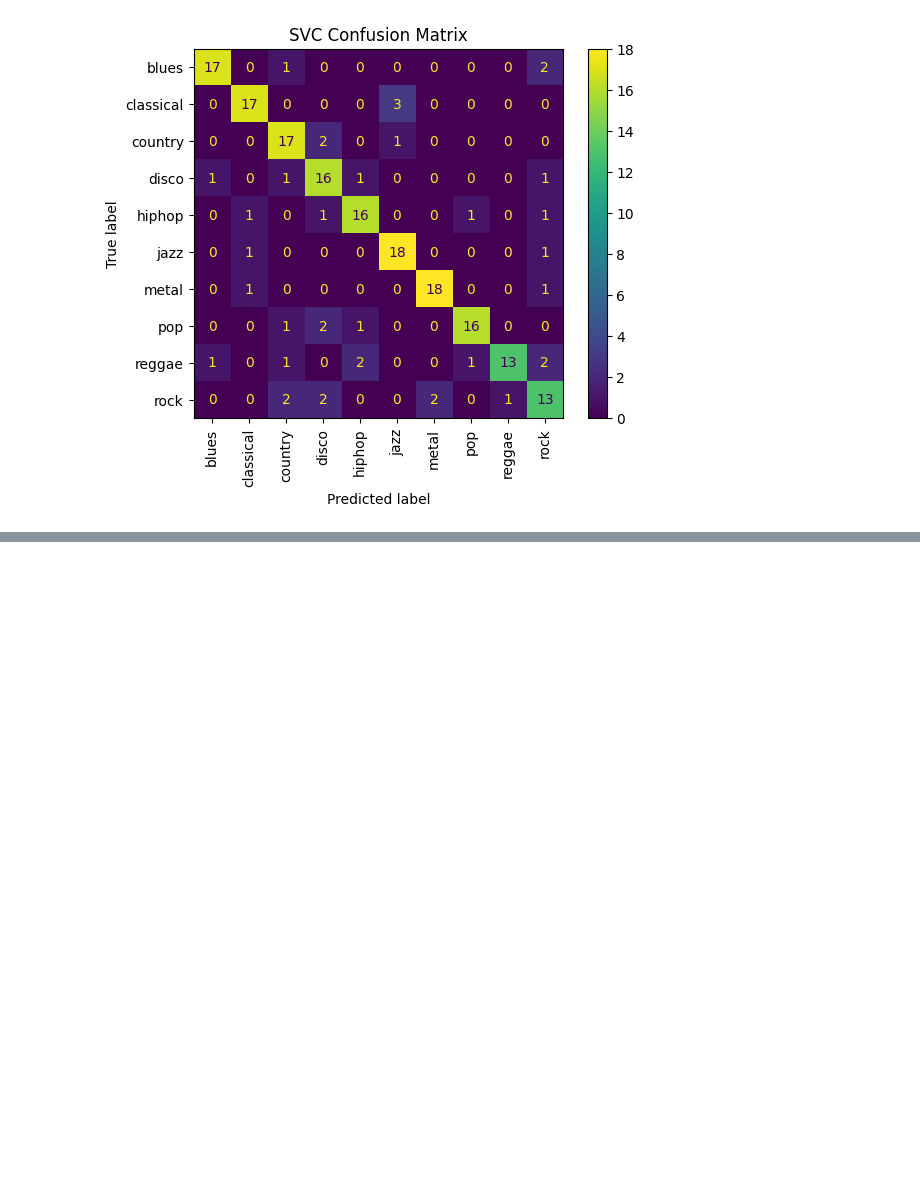
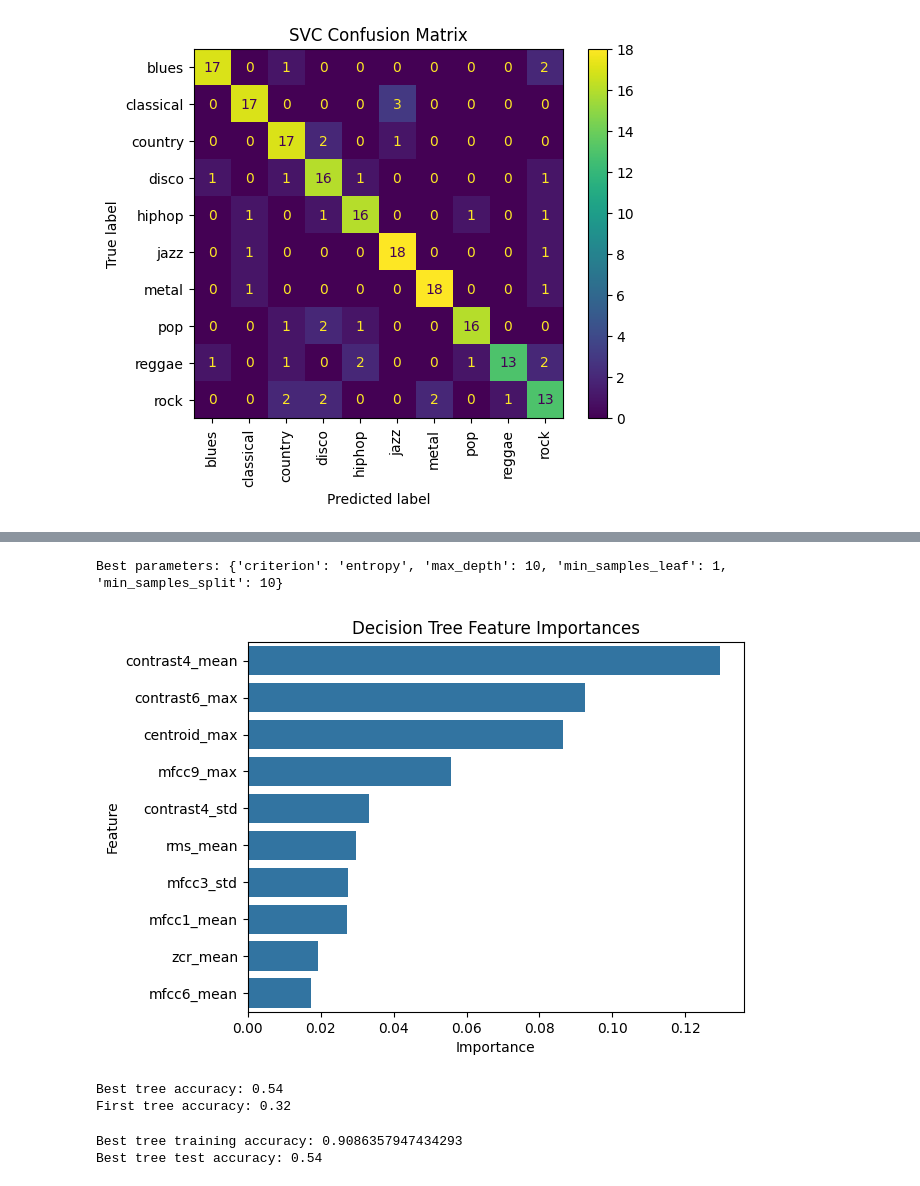
Before and after one commit to kelvin17-glitch/ML-Audio, a Jupyter notebook: eda.ipynb, the cells around one changed output, grey strips where cells are left out. Drawn from its saved outputs; the diff is of its cells as text; code cells hidden in the pictures; blank space fills up the shorter version.

Commit message:
Did a decision tree

```diff
--- a/eda.ipynb
+++ b/eda.ipynb
@@ -375,0 +401,29 @@ plt.show()
+# %%
+# Hyper-parameter Tuning
+param_grid = {
+    "criterion": ["gini", "entropy"],
+    "max_depth": [3, 5, 7, 10, 13],
+    "min_samples_split": [2, 5, 10],
+    "min_samples_leaf": [1, 2, 4]
+}
+
+# Set up grid search
+grid_search = GridSearchCV(estimator=clf, param_grid=param_grid, cv=5, n_jobs=-1, scoring="accuracy")
+grid_search.fit(X_train_scaled, y_train)
+
+# Best tree
+best_tree = grid_search.best_estimator_
+print(f"Best parameters: {grid_search.best_params_}")
+# %% [output]
+Best parameters: {'criterion': 'entropy', 'max_depth': 10, 'min_samples_leaf': 1, 'min_samples_split': 10}
+# %%
+# Plot Feature Importances
+importances = best_tree.feature_importances_
+
+# Plot 10 most important features
+df = pd.DataFrame({"Feature": X_train.columns, "Importance": importances})
+sns.barplot(x="Importance", y="Feature", data=df.sort_values(by="Importance", ascending=False).head(10))
+plt.title("Decision Tree Feature Importances")
+plt.show()
+# %% [output]
+[figure, added]
@@ -375,0 +433,7 @@ plt.show()
+# %%
+# Evaluation
+print(f"Best tree accuracy:", accuracy_score(y_test, best_tree_pred))
+print(f"First tree accuracy:", accuracy_score(y_test, tree_pred))
+# %% [output]
+Best tree accuracy: 0.54
+First tree accuracy: 0.32
@@ -375,0 +442,7 @@ plt.show()
+# %%
+# Is the tree overfitting?
+print(f"Best tree training accuracy:", accuracy_score(y_train, y_train_pred))
+print(f"Best tree test accuracy:", accuracy_score(y_test, best_tree_pred))
+# %% [output]
+Best tree training accuracy: 0.9086357947434293
+Best tree test accuracy: 0.54
```
Also changed, not shown: parts of 9 cells of this notebook.
